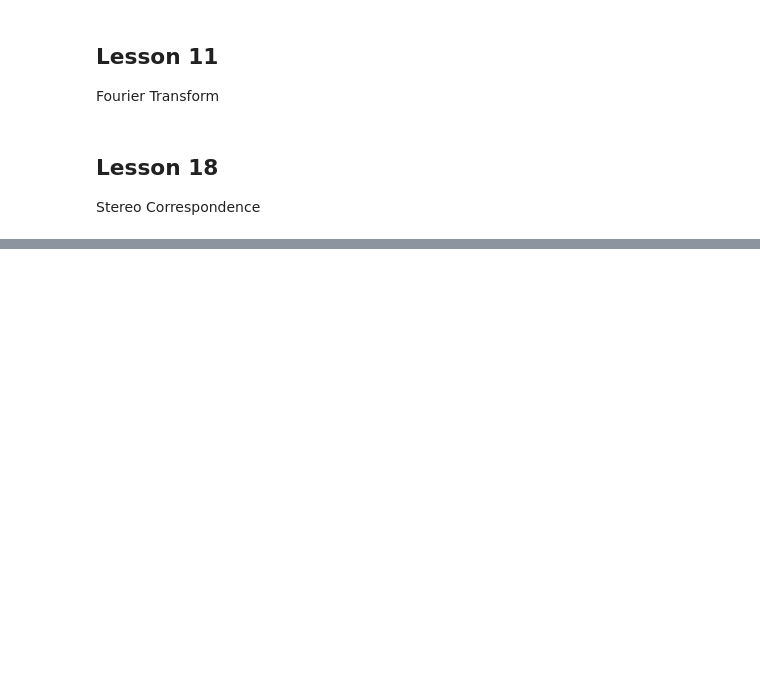
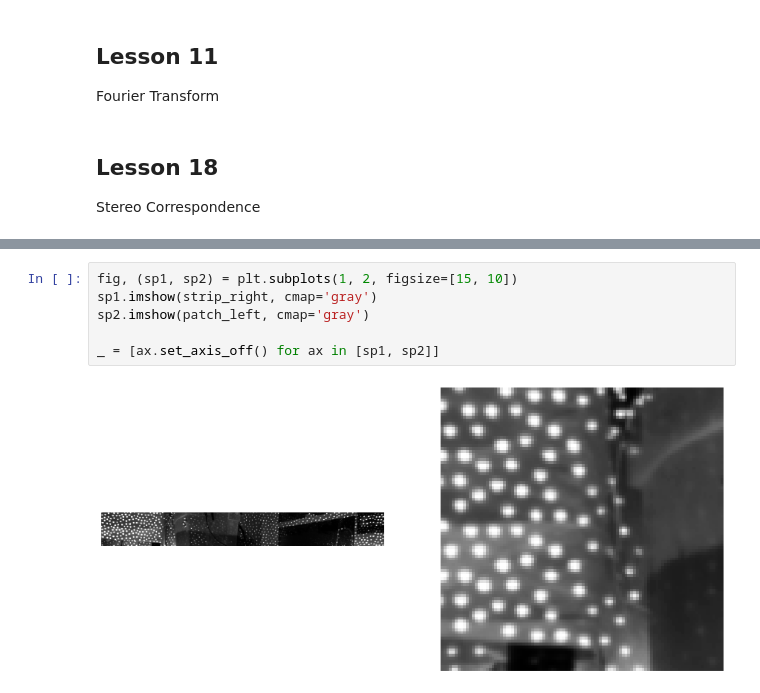
Before and after one commit to grant-king/ML_progress, a Jupyter notebook: ICV_challenges/IntroCV_notes.ipynb, the cells around one changed output, grey strips where cells are left out. Drawn from its saved outputs; the diff is of its cells as text; blank space fills up the shorter version.

```diff
--- a/ICV_challenges/IntroCV_notes.ipynb
+++ b/ICV_challenges/IntroCV_notes.ipynb
@@ -628,0 +617,8 @@ True
+# %%
+fig, (sp1, sp2) = plt.subplots(1, 2, figsize=[15, 10])
+sp1.imshow(strip_right, cmap='gray')
+sp2.imshow(patch_left, cmap='gray')
+
+_ = [ax.set_axis_off() for ax in [sp1, sp2]]
+# %% [output]
+[figure, added]
```
Also changed, not shown: parts of 10 cells of this notebook.
